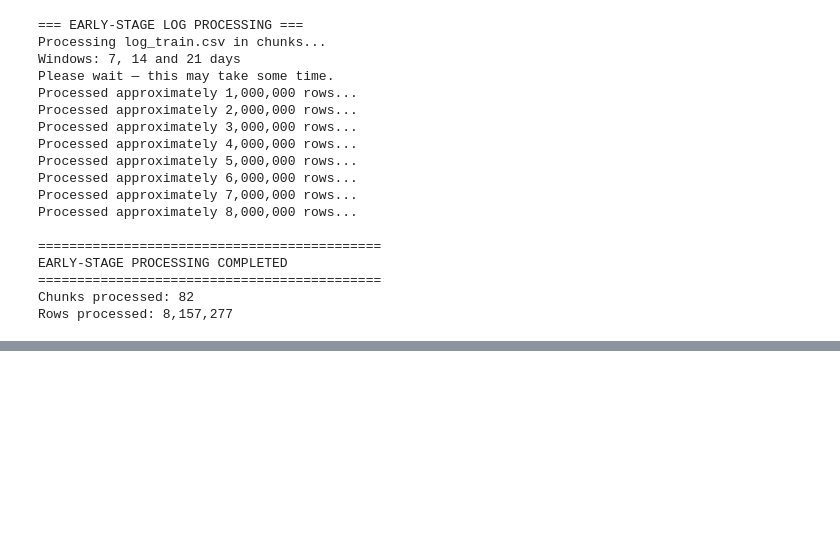
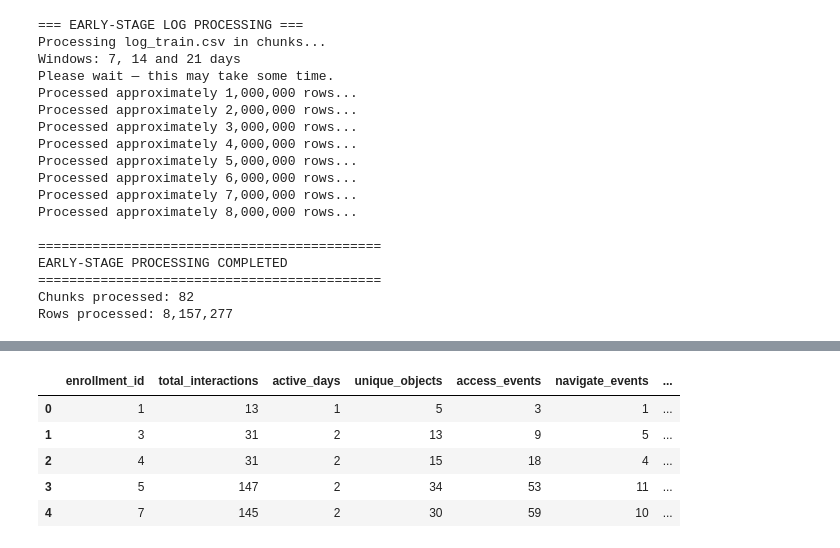
Before and after one commit to chruupee/MIT252503_OULAD_Research, a Jupyter notebook: KDDCup2015_research/notebooks/01_KDDCup2015_Data_Verification.ipynb, the cells around one changed output, grey strips where cells are left out. Cells and saved outputs as stored; diff of their text form; code cells hidden in the pictures; blank space fills up the shorter version.

```diff
--- a/KDDCup2015_research/notebooks/01_KDDCup2015_Data_Verification.ipynb
+++ b/KDDCup2015_research/notebooks/01_KDDCup2015_Data_Verification.ipynb
@@ -1634,0 +2170,83 @@ Rows processed: 8,157,277
+# %%
+# ============================================================
+# STEP 19 — CREATE 7, 14 AND 21-DAY FEATURE DATASETS
+# ============================================================
+
+import pandas as pd
+
+print("=== CREATING EARLY-STAGE FEATURE DATASETS ===")
+
+def create_feature_dataframe(window):
+
+    records = []
+
+    for enrollment_id, stats in feature_store[window].items():
+
+        records.append({
+            "enrollment_id": enrollment_id,
+            "total_interactions": stats["total_interactions"],
+            "active_days": len(stats["active_days"]),
+            "unique_objects": len(stats["unique_objects"]),
+            "access_events": stats["access_events"],
+            "navigate_events": stats["navigate_events"],
+            "problem_events": stats["problem_events"],
+            "video_events": stats["video_events"],
+            "discussion_events": stats["discussion_events"],
+            "wiki_events": stats["wiki_events"],
+            "page_close_events": stats["page_close_events"]
+        })
+
+    df = pd.DataFrame(records)
+
+    return df
+
+
+# ------------------------------------------------------------
+# Create datasets
+# ------------------------------------------------------------
+
+features_7d = create_feature_dataframe(7)
+features_14d = create_feature_dataframe(14)
+features_21d = create_feature_dataframe(21)
+
+
+# ------------------------------------------------------------
+# Display shapes
+# ------------------------------------------------------------
+
+print("\n=== DATASET SHAPES ===")
+
+print("7-day :", features_7d.shape)
+print("14-day:", features_14d.shape)
+print("21-day:", features_21d.shape)
+
+
+# ------------------------------------------------------------
+# Display columns
+# ------------------------------------------------------------
+
+print("\n=== COLUMNS ===")
+
+print("7-day:")
+print(features_7d.columns.tolist())
+
+print("\n14-day:")
+print(features_14d.columns.tolist())
+
+print("\n21-day:")
+print(features_21d.columns.tolist())
+
+
+# ------------------------------------------------------------
+# First 5 rows
+# ------------------------------------------------------------
+
+print("\n=== 7-DAY FEATURES ===")
+display(features_7d.head())
+
+print("\n=== 14-DAY FEATURES ===")
+display(features_14d.head())
+
+print("\n=== 21-DAY FEATURES ===")
+display(features_21d.head())
+# %% [output]
@@ -1634,0 +2271,6 @@ Rows processed: 8,157,277
+|  | enrollment_id | total_interactions | active_days | unique_objects | access_events | navigate_events | ... |
+| 0 | 1 | 13 | 1 | 5 | 3 | 1 | ... |
+| 1 | 3 | 31 | 2 | 13 | 9 | 5 | ... |
+| 2 | 4 | 31 | 2 | 15 | 18 | 4 | ... |
+| 3 | 5 | 147 | 2 | 34 | 53 | 11 | ... |
+| 4 | 7 | 145 | 2 | 30 | 59 | 10 | ... |
```
Also changed, not shown: parts of 27 cells of this notebook.
